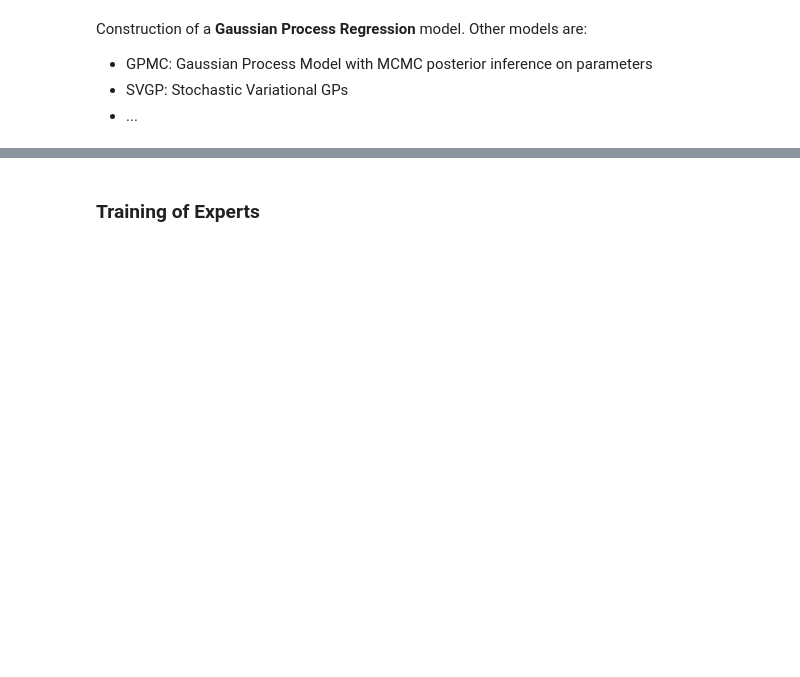
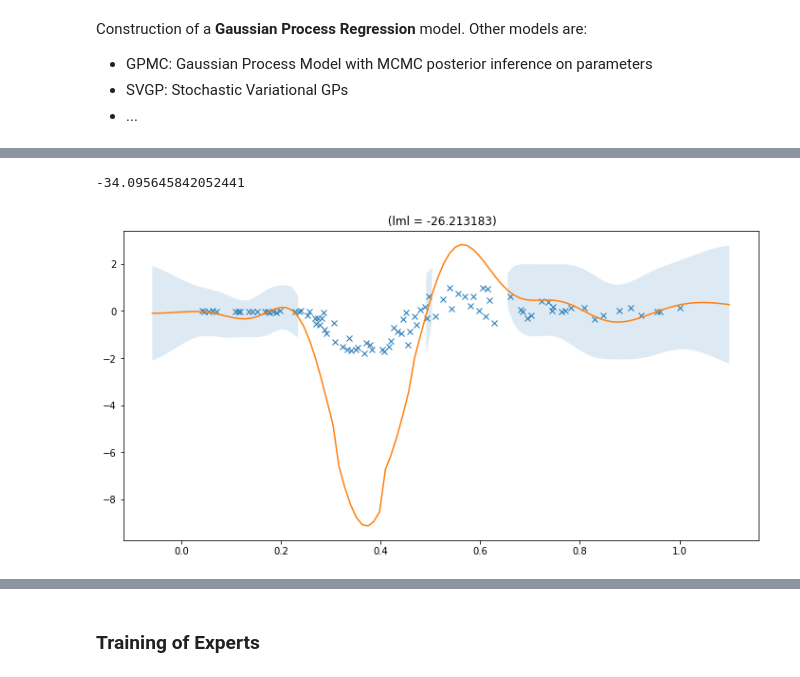
Before and after one commit to trappmartin/DeepStructuredMixtures, a Jupyter notebook: playground/GP Regression.ipynb, the cells around one changed output, grey strips where cells are left out. Saved outputs shown, nothing was run; the diff lists cells and outputs as text; code cells hidden in the pictures; blank space fills up the shorter version.

```diff
--- a/playground/GP Regression.ipynb
+++ b/playground/GP Regression.ipynb
@@ -75,0 +349,8 @@ Split positions:  [  9.92157692  17.21170047  24.23106581  24.53543782  26.70688
+# %%
+spn.compute_log_likelihood()
+# %% [output]
+-34.095645842052441
+# %%
+full_lml = plot_model(spn, np.min(X) - 0.1, np.max(X) + 0.1)
+# %% [output]
+[figure, added]
```
Also changed, not shown: parts of 42 cells of this notebook.
